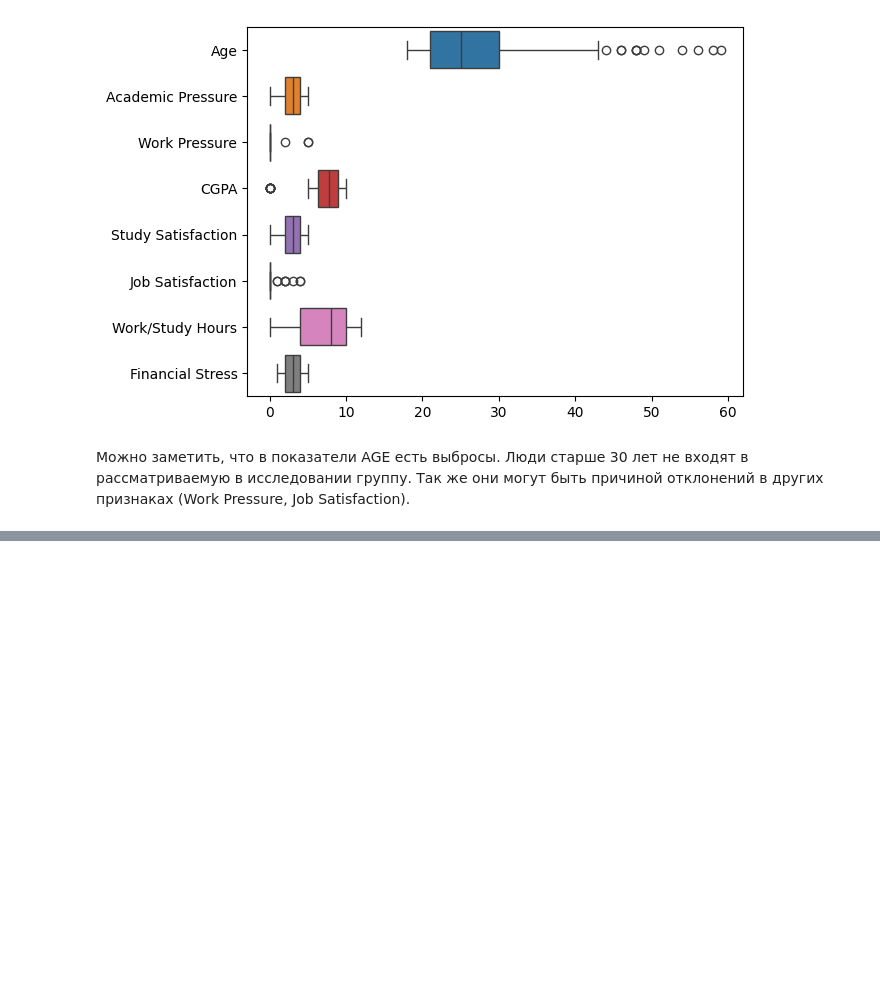
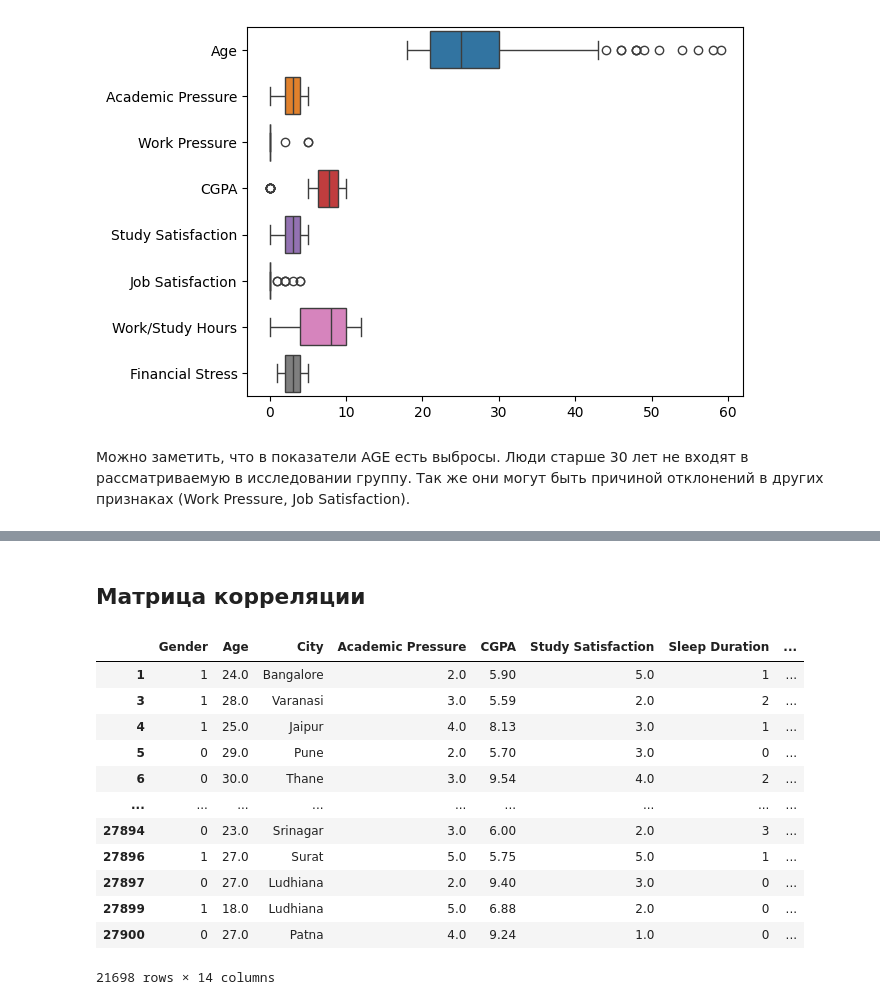
Before and after one commit to StoryTeller72/Student-depression-research, a Jupyter notebook: depression.ipynb, the cells around one changed output, grey strips where cells are left out. Cells and saved outputs as stored; diff of their text form; code cells hidden in the pictures; blank space fills up the shorter version.

```diff
--- a/depression.ipynb
+++ b/depression.ipynb
@@ -124,0 +269,18 @@ sns.boxplot(numeric_columns,orient="h")
+# %% [markdown]
+## Матрица корреляции
+# %%
+data
+# %% [output]
+|  | Gender | Age | City | Academic Pressure | CGPA | Study Satisfaction | Sleep Duration | ... |
+| 1 | 1 | 24.0 | Bangalore | 2.0 | 5.90 | 5.0 | 1 | ... |
+| 3 | 1 | 28.0 | Varanasi | 3.0 | 5.59 | 2.0 | 2 | ... |
+| 4 | 1 | 25.0 | Jaipur | 4.0 | 8.13 | 3.0 | 1 | ... |
+| 5 | 0 | 29.0 | Pune | 2.0 | 5.70 | 3.0 | 0 | ... |
+| 6 | 0 | 30.0 | Thane | 3.0 | 9.54 | 4.0 | 2 | ... |
+| ... | ... | ... | ... | ... | ... | ... | ... | ... |
+| 27894 | 0 | 23.0 | Srinagar | 3.0 | 6.00 | 2.0 | 3 | ... |
+| 27896 | 1 | 27.0 | Surat | 5.0 | 5.75 | 5.0 | 1 | ... |
+| 27897 | 0 | 27.0 | Ludhiana | 2.0 | 9.40 | 3.0 | 0 | ... |
+| 27899 | 1 | 18.0 | Ludhiana | 5.0 | 6.88 | 2.0 | 0 | ... |
+| 27900 | 0 | 27.0 | Patna | 4.0 | 9.24 | 1.0 | 0 | ... |
+21698 rows × 14 columns
```
Also changed, not shown: parts of 25 cells of this notebook.
